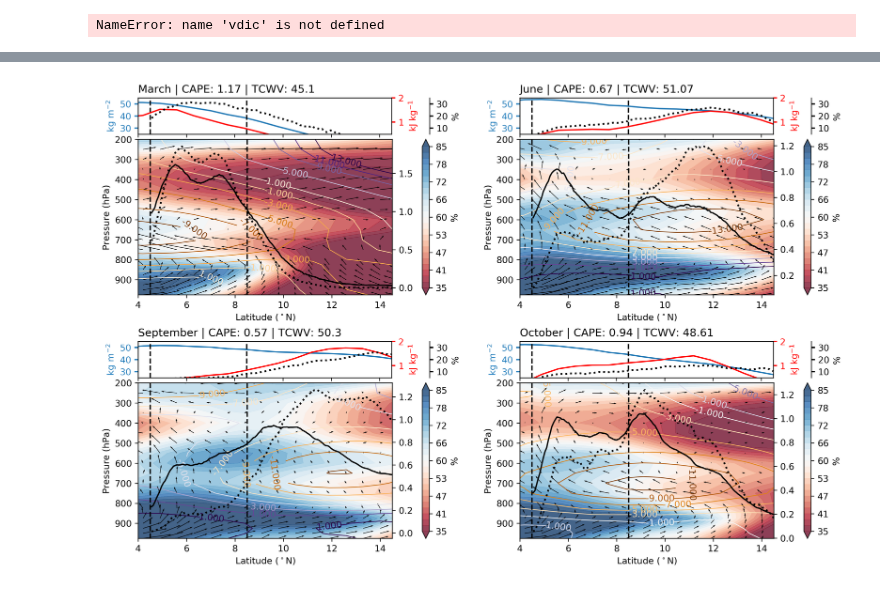
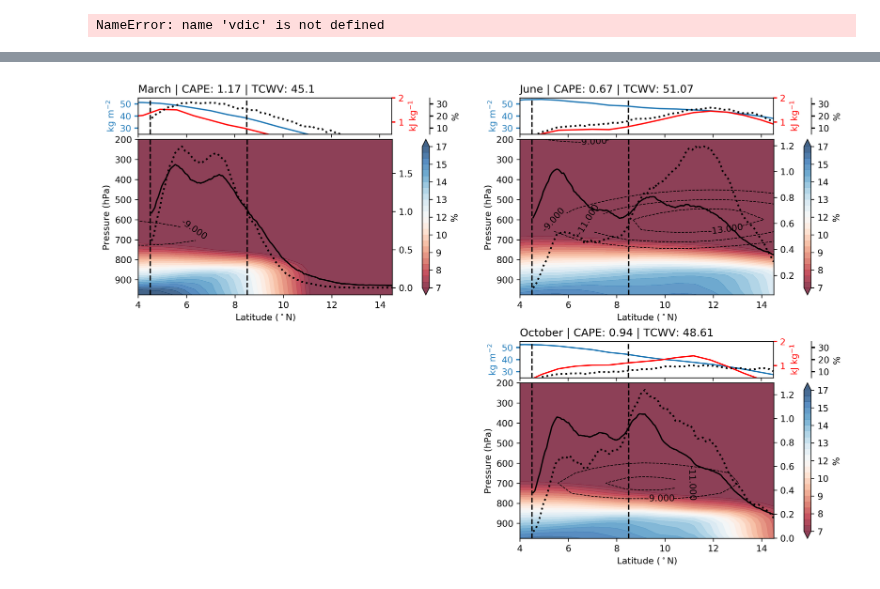
Before and after one commit to cornkle/proj_CEH, a Jupyter notebook: notebooks/CLOVER_crossSection_March_Oct.ipynb, the cells around one changed output, grey strips where cells are left out. Cells and saved outputs as stored; diff of their text form; code cells hidden in the pictures.

Commit message:
LSTA paper updates February

```diff
--- a/notebooks/CLOVER_crossSection_March_Oct.ipynb
+++ b/notebooks/CLOVER_crossSection_March_Oct.ipynb
@@ -183,7 +183,7 @@ NameError: name 'vdic' is not defined
 
 def draw_cross(ax, data, lon, lat, title=None, xlabel=None, ylabel=None,  cmap=None,mask_sig=None, quiver=None, contour=None, cbar_label=None, twinx=None, cbar=True,**kwargs):
 
-    mapp = ax.contourf(lon, lat, data, extend='both', alpha=0.75, cmap=cmap, **kwargs)  # this is the actual plot
+    mapp = ax.contourf(lon, lat, data, extend='both', alpha=0.8, cmap=cmap, **kwargs)  # this is the actual plot
 
 #     cmapp = uplot.discrete_cmap(25, base_cmap=cmap)
 #     mapp = ax.pcolormesh(lon, lat,data,cmap=cmapp, vmin=50, vmax=68)
@@ -194,11 +194,11 @@ def draw_cross(ax, data, lon, lat, title=None, xlabel=None, ylabel=None,  cmap=N
                      levels=[0.5, 1], linewidth=0.1)
 
     if quiver is not None:
-        qu = ax.quiver(quiver['x'], quiver['y'], quiver['u'], quiver['v'], scale=quiver['scale'], width=0.002)
+        qu = ax.quiver(quiver['x'], quiver['y'], quiver['u'], quiver['v'], scale=quiver['scale'], width=0.002, headwidth=7)
 
     if contour is not None:
-        cs = ax.contour(contour['x'], contour['y'], contour['data'], levels=contour['levels'], cmap=contour['cmap'], linewidths=0.8 )
-        plt.clabel(cs, inline=1, fontsize=10)
+        cs = ax.contour(contour['x'], contour['y'], contour['data'], levels=contour['levels'], colors=contour['colours'], linewidths=1.7, linestyles='solid' )
+        plt.clabel(cs, inline=1, fontsize=12, fmt='%1.0f')
 
     if twinx is not None:
         ax1 = ax.twinx()
@@ -317,7 +569,7 @@ cross4 = [left+width+left, bottom2, width, height]
 line3 = [left, bottom22, width2, height2]
 line4 = [left+width+left, bottom22, width2, height2]
 
-pdic = {3 : (cross3,line3,'March'), 6 : (cross4, line4,'June'), 9 : (cross1, line1,'September'), 10 : (cross2, line2,'October') }
+pdic = {3 : (cross3,line3,'March'), 6 : (cross4, line4,'June'), 10 : (cross2, line2,'October') }
 
 for k in pdic.keys():#ids, m in enumerate(np.array([3,6,9,10])):
 
@@ -349,16 +601,16 @@ for k in pdic.keys():#ids, m in enumerate(np.array([3,6,9,10])):
     uu = (vano)[::, sarrow::st]
     ww = (wano)[::, sarrow::st]
 
-    qin = {'x' : xquiv, 'y' : yquiv, 'u' : uu, 'v' : ww, 'scale' : 30}
+    #qin = {'x' : xquiv, 'y' : yquiv, 'u' : uu, 'v' : ww, 'scale' : 30}
 
     # temperature and moisture check
     data = (vdic['ERA_pl']['u'])
-    data2 = vdic['ERA_pl']['r'] #np.linspace(50,68,25)
+    data2 = vdic['ERA_pl']['q']*1000 #np.linspace(50,68,25)
     #data2 = (vdic['ERA_pl']['r'])
     ax = plt.axes(p1)
-    contour = {'data' : data, 'x' : vdic['ERA_pl'].latitude, 'y' : vdic['ERA_pl'].level, 'levels' : [-13,-11,-9,-7,-5,-3,-1,1,5,9,11,13], 'cmap' : 'PuOr'}
+    contour = {'data' : data, 'x' : vdic['ERA_pl'].latitude, 'y' : vdic['ERA_pl'].level, 'levels' : [-13,-11,-9], 'colours' : 'k'}
     draw_cross(ax, data2, vdic['ERA_pl'].latitude, vdic['ERA_pl'].level, cmap='RdBu',
-               levels=np.linspace(35,85,25), quiver=qin, contour=contour, cbar_label='%', cbar=cbar, xlabel=xlabel, ylabel=ylabel)
+               levels=np.linspace(7,17,25), contour=contour, cbar_label='%', cbar=cbar, xlabel=xlabel, ylabel=ylabel)
     ax.set_xlim(4,14.5)
     ax2 = ax.twinx()
     ax2.plot(vdic['cover40'].lat,(vdic['cover40'].values/np.sum(vdic['cover40'].values))*100, 'k-')
@@ -388,32 +640,32 @@ for k in pdic.keys():#ids, m in enumerate(np.array([3,6,9,10])):
 
 
     pl5, = ax5.plot(vdic['ERA_pl'].latitude, thetae , '-r')
     #ax5.set_ylim(5,16)
     ax5.set_ylim(0.5,2)
 
 
     ax6 = ax1.twinx()
 
     pl6, = ax6.plot(vdic['cover50'].lat,vdic['cover70'].values/vdic['cover50'].values*100, color='k', linestyle='dotted', linewidth=2)
     ax6.set_ylim(5,35)
 
 
     ax1.yaxis.label.set_color(pl1.get_color())
     ax5.yaxis.label.set_color(pl5.get_color())
     ax6.yaxis.label.set_color(pl6.get_color())
 
     tkw = dict(size=4, width=1.5)
     ax1.tick_params(axis='y', colors=pl1.get_color(), **tkw)
     ax5.tick_params(axis='y', colors=pl5.get_color(), **tkw)
     ax6.tick_params(axis='y', colors=pl6.get_color(), **tkw)
 
 
     ax6.spines["right"].set_position(("axes", 1.15))
     ax6.set_ylabel('%')
     ax5.set_ylabel(r'kJ kg$^{-1}$')
     ax1.set_ylabel(r'kg m$^{-2}$')
 
 #plt.tight_layout()
-plt.savefig('/home/ck/DIR/cornkle/figs/CLOVER/paper1/crossS.jpg')
+#plt.savefig('/home/ck/DIR/cornkle/figs/CLOVER/paper1/crossS.jpg')
 # %% [output]
-[figure, old version]
+[figure, new version]
```
Also changed, not shown: parts of 6 cells of this notebook, 27 other files.
